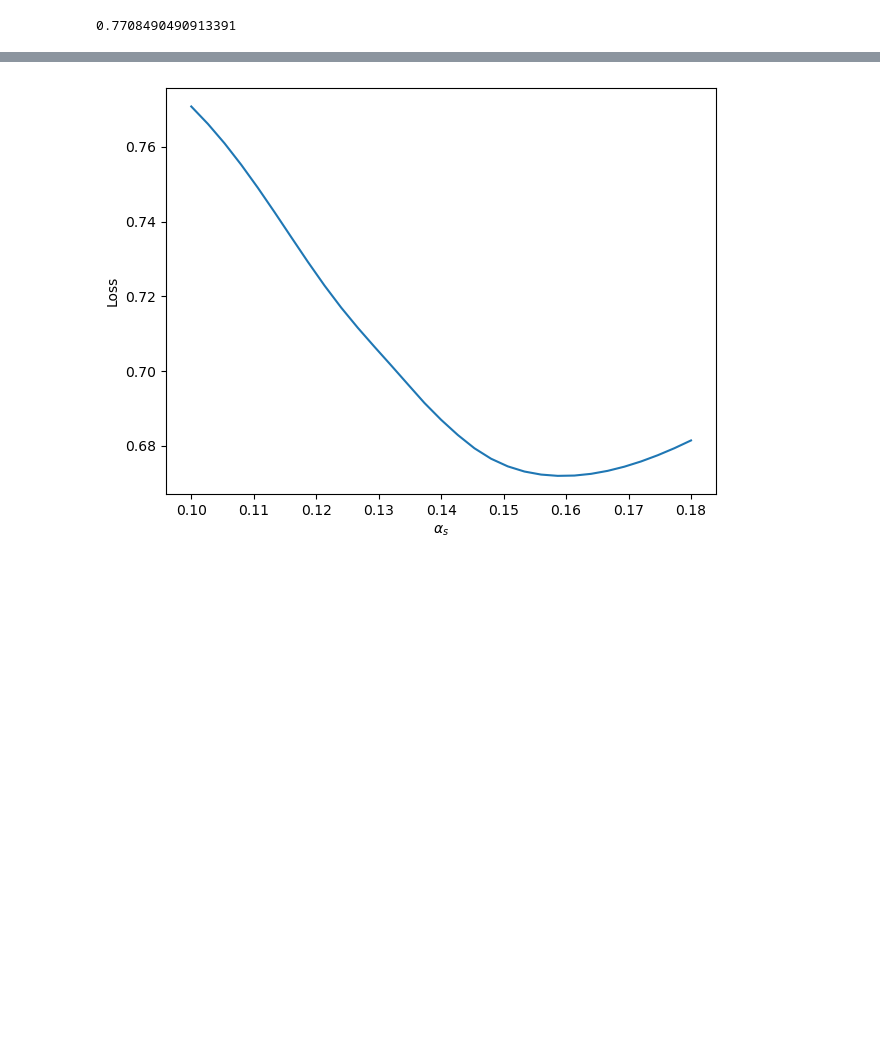
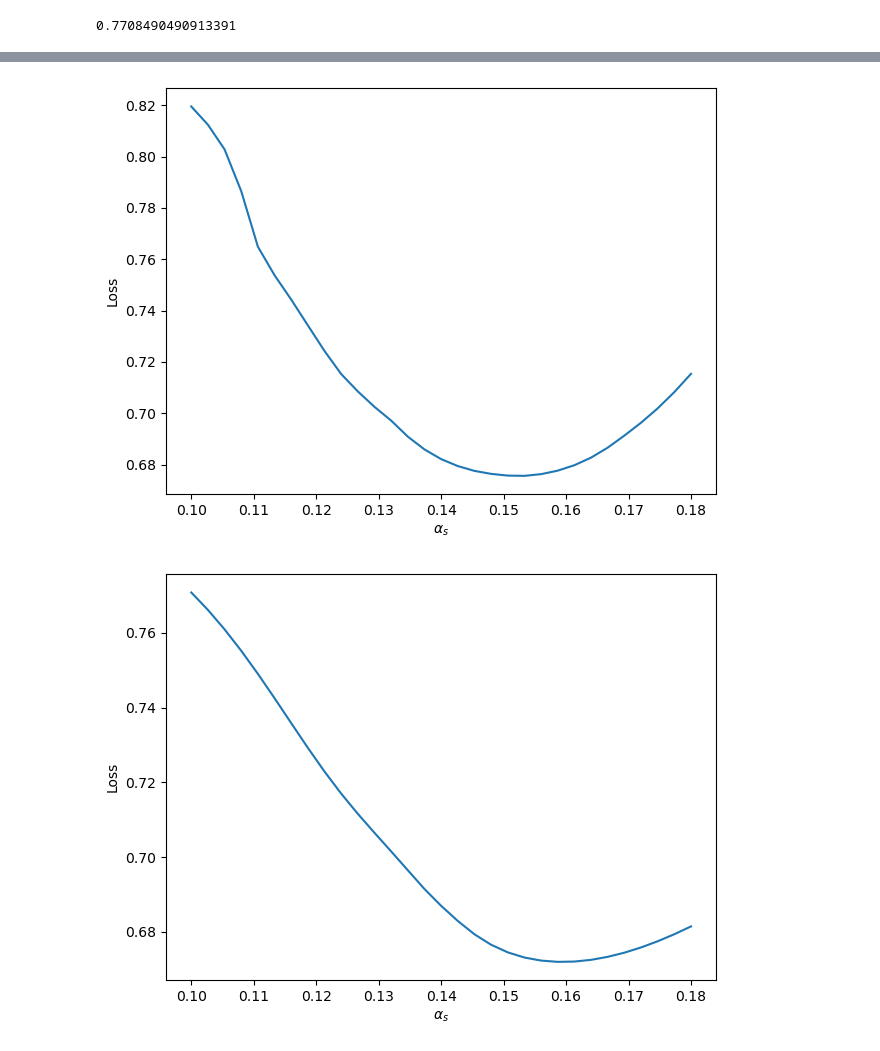
Before and after one commit to matangrinberg/parametrized-classifiers, a Jupyter notebook: newDCTR/HEP-notebooks/DCTR_1D_alphaS.ipynb, the cells around one changed output, grey strips where cells are left out. Saved outputs shown, nothing was run; the diff lists cells and outputs as text; code cells hidden in the pictures; blank space fills up the shorter version.

```diff
--- a/newDCTR/HEP-notebooks/DCTR_1D_alphaS.ipynb
+++ b/newDCTR/HEP-notebooks/DCTR_1D_alphaS.ipynb
@@ -355,0 +292,9 @@ Epoch 10/10
+# %%
+def set_params(model_parameter_finder, params, param_layer=3):
+    alphaS, aLund, StoUD = params
+    weights = [np.array([[alphaS]], dtype=np.float32), np.array([[aLund]], dtype=np.float32), np.array([[StoUD]], dtype=np.float32)]
+    model_parameter_finder.layers[param_layer].set_weights(weights)
+
+def get_loss(X, Y, model_parameter_finder, params, batch_size=1000, param_layer=3):
+    set_params(model_parameter_finder, params, param_layer)
+    return model_parameter_finder.evaluate(x=X, y=Y, batch_size=batch_size)
@@ -397,5 +334,5 @@ get_loss(X_fit, Y_fit, model_interpolate, [0.1, 0.68, 0.217])
 1800/1800 [==============================] - 35s 19ms/step - loss: 0.7708
 0.7708490490913391
 # %%
-alpha_loss = np.array([(a, get_loss(X_fit, Y_fit, model_interpolate, [a, 0.68, 0.217])) for a in np.linspace(0.1,0.18, 31)])
+alpha_loss = np.array([(a, get_loss(X_fit, Y_fit, model_pf, [a, 0.68, 0.217])) for a in np.linspace(0.1,0.18, 31)])
 # %% [output]
@@ -419,3 +356,12 @@ alpha_loss = np.array([(a, get_loss(X_fit, Y_fit, model_interpolate, [a, 0.68, 0
+# %%
+plt.plot(*alpha_loss.T)
+plt.ylabel('Loss')
+plt.xlabel(r'$\alpha_s$')
+# plt.legend()
+plt.tight_layout()
+plt.show()
+# %% [output]
+[figure, added]
 # %%
 plt.plot(*alpha_loss.T)
 plt.ylabel('Loss')
```
Also changed, not shown: parts of 20 cells of this notebook, 1 other file.
